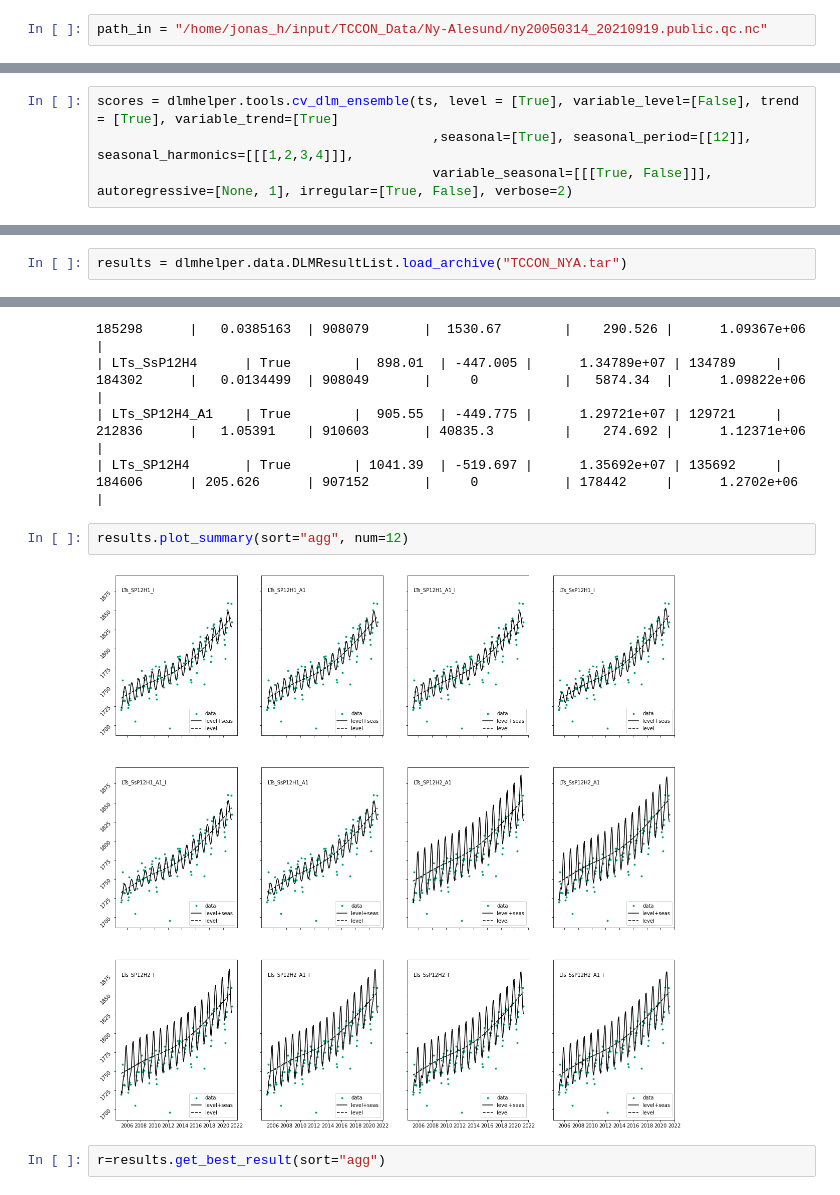
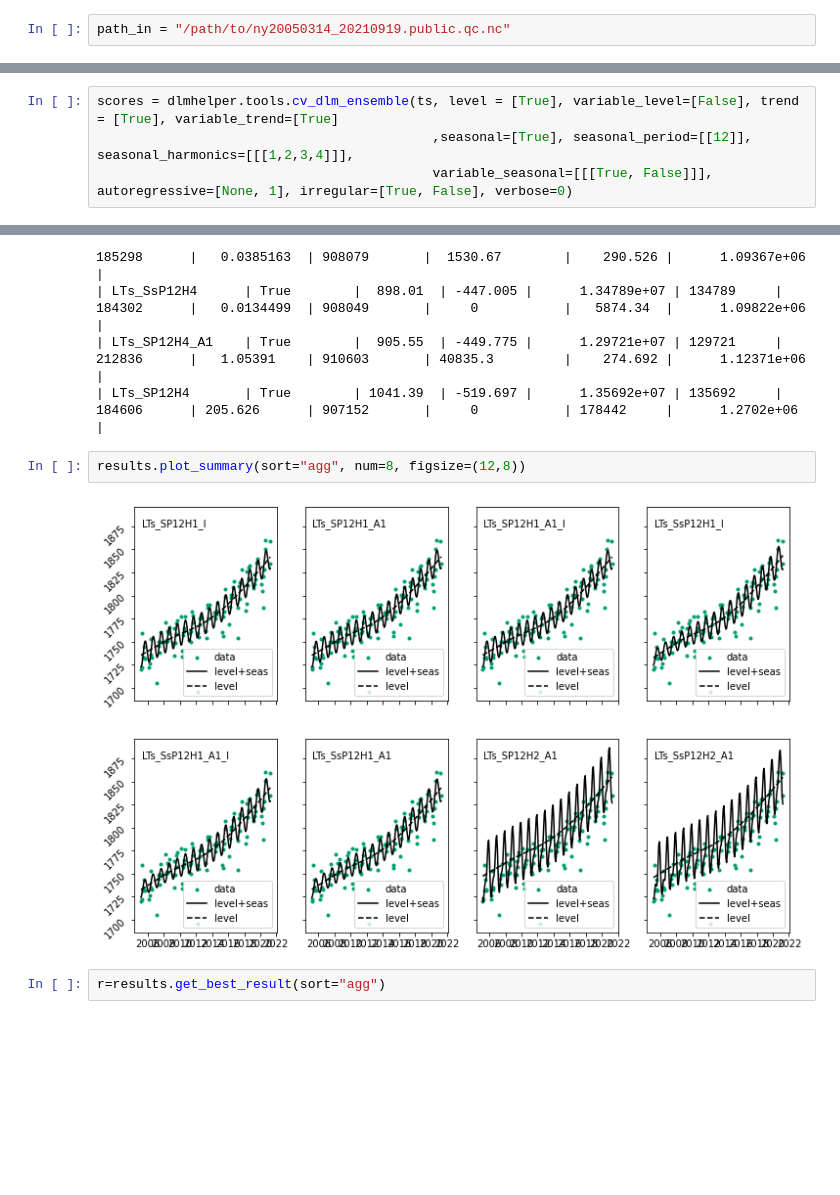
Before and after one commit to JonasHach/dlm_helper, a Jupyter notebook: examples/TCCON_Ny_Alesund.ipynb, the cells around one changed output, grey strips where cells are left out. Saved outputs shown, nothing was run; the diff lists cells and outputs as text; blank space fills up the shorter version.

```diff
--- a/examples/TCCON_Ny_Alesund.ipynb
+++ b/examples/TCCON_Ny_Alesund.ipynb
@@ -23,5 +10,5 @@ dlmhelper.TIME_ALIASES
 # %%
-path_in = "/home/jonas_h/input/TCCON_Data/Ny-Alesund/ny20050314_20210919.public.qc.nc"
+path_in = "/path/to/ny20050314_20210919.public.qc.nc"
 # %%
 ds = xr.open_dataset(path_in)
 ds
@@ -71,4 +50,4 @@ results = dlmhelper.dlm_helper.dlm_ensemble(ts,"TCCON_NYA", level = [True], vari
 # %%
 scores = dlmhelper.tools.cv_dlm_ensemble(ts, level = [True], variable_level=[False], trend = [True], variable_trend=[True]
                                            ,seasonal=[True], seasonal_period=[[12]], seasonal_harmonics=[[[1,2,3,4]]],
-                                           variable_seasonal=[[[True, False]]], autoregressive=[None, 1], irregular=[True, False], verbose=2)
+                                           variable_seasonal=[[[True, False]]], autoregressive=[None, 1], irregular=[True, False], verbose=0)
@@ -117,5 +76,3 @@ results.save_archive("TCCON_NYA.tar")
-# %%
-results = dlmhelper.data.DLMResultList.load_archive("TCCON_NYA.tar")
 # %%
 results.summary(sort="agg")
 # %% [output]
@@ -137,8 +94,8 @@ results.summary(sort="agg")
 | LTs_SP12H4_A1    | True        |  905.55  | -449.775 |      1.29721e+07 | 129721     | 212836      |   1.05391    | 910603       | 40835.3         |    274.692 |      1.12371e+06 |
 | LTs_SP12H4       | True        | 1041.39  | -519.697 |      1.35692e+07 | 135692     | 184606      | 205.626      | 907152       |     0           | 178442     |      1.2702e+06  |
 # %%
-results.plot_summary(sort="agg", num=12)
+results.plot_summary(sort="agg", num=8, figsize=(12,8))
 # %% [output]
-[figure, old version]
+[figure, new version]
 # %%
 r=results.get_best_result(sort="agg")
```
Also changed, not shown: parts of 12 cells of this notebook, 4 other files.
